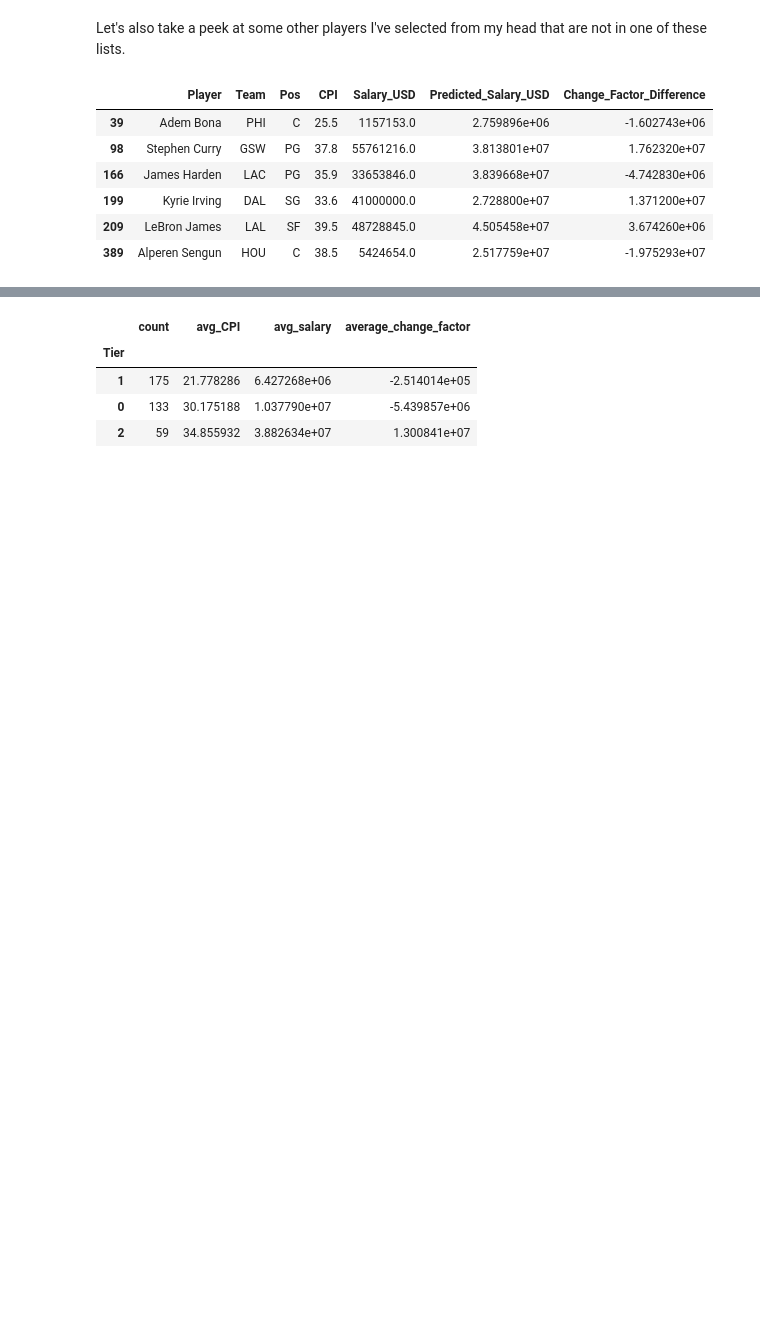
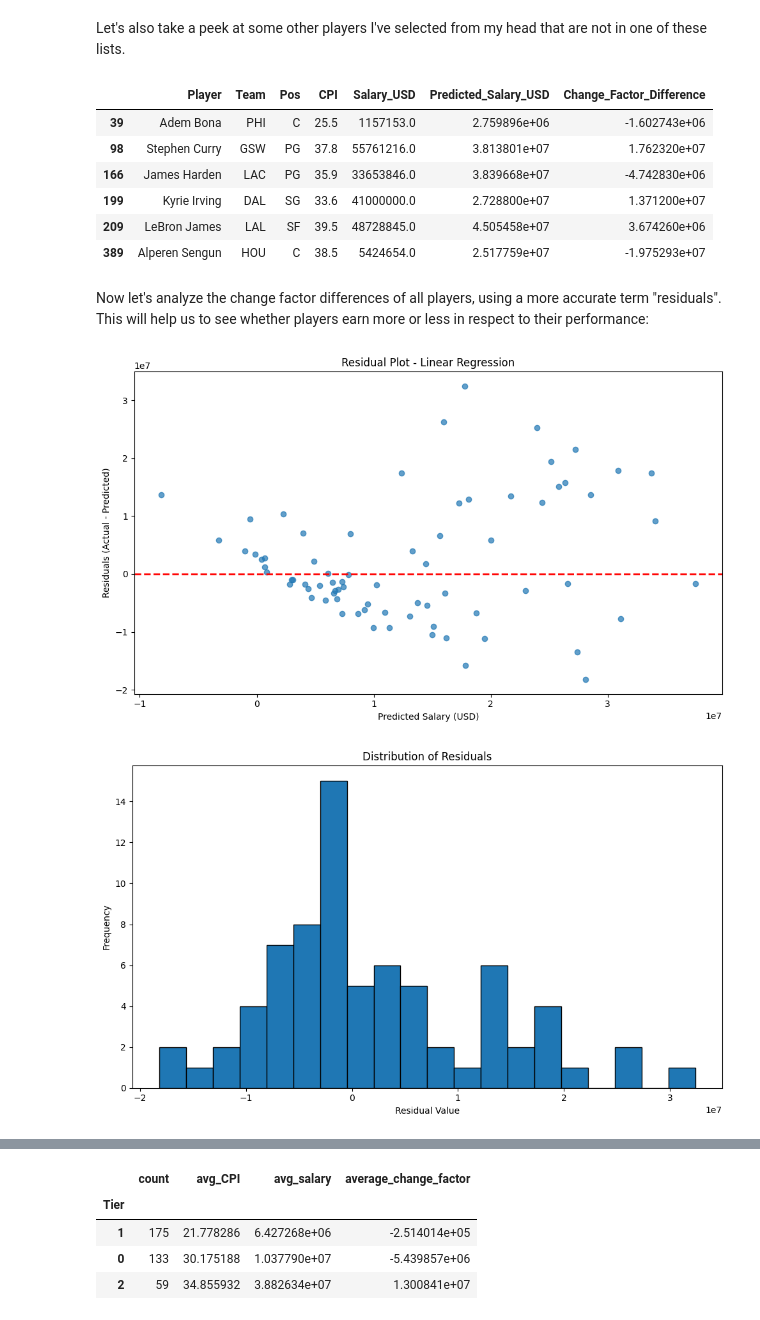
Before and after one commit to eksubasi/DSA210, a Jupyter notebook: phase3_ml_methods.ipynb, the cells around one changed output, grey strips where cells are left out. Drawn from its saved outputs; the diff is of its cells as text; code cells hidden in the pictures; blank space fills up the shorter version.

```diff
--- a/phase3_ml_methods.ipynb
+++ b/phase3_ml_methods.ipynb
@@ -279,4 +279,33 @@ ml_df.loc[ml_df["Player"].isin(targets), ["Player", "Team", "Pos", "CPI", "Salar
 | 199 | Kyrie Irving | DAL | SG | 33.6 | 41000000.0 | 2.728800e+07 | 1.371200e+07 |
 | 209 | LeBron James | LAL | SF | 39.5 | 48728845.0 | 4.505458e+07 | 3.674260e+06 |
 | 389 | Alperen Sengun | HOU | C | 38.5 | 5424654.0 | 2.517759e+07 | -1.975293e+07 |
+# %% [markdown]
+Now let's analyze the change factor differences of all players, using a more accurate term "residuals". This will help us to see whether players earn more or less in respect to their performance:
+# %%
+if best_model_name == "Linear Regression":
+    residuals = y_test - y_predicted_linear_rregression
+    y_pred_for_plot = y_predicted_linear_rregression
+else:
+    residuals = y_test - y_predicted_tree
+    y_pred_for_plot = y_predicted_tree
+
+plt.figure(figsize = (10, 6))
+plt.scatter(y_pred_for_plot, residuals, alpha = 0.7)
+plt.axhline(y = 0, color = 'r', linestyle = '--', linewidth = 2)
+plt.xlabel('Predicted Salary (USD)')
+plt.ylabel('Residuals (Actual - Predicted)')
+plt.title(f'Residual Plot - {best_model_name}')
+plt.tight_layout()
+plt.show()
+
+plt.figure(figsize=(10, 6))
+plt.hist(residuals, bins=20, edgecolor='black')
+plt.xlabel('Residual Value')
+plt.ylabel('Frequency')
+plt.title('Distribution of Residuals')
+plt.tight_layout()
+plt.show()
+# %% [output]
+[figure, added]
+[figure, added]
 # %% [markdown]
```
Also changed, not shown: parts of 3 cells of this notebook, 1 other file.
